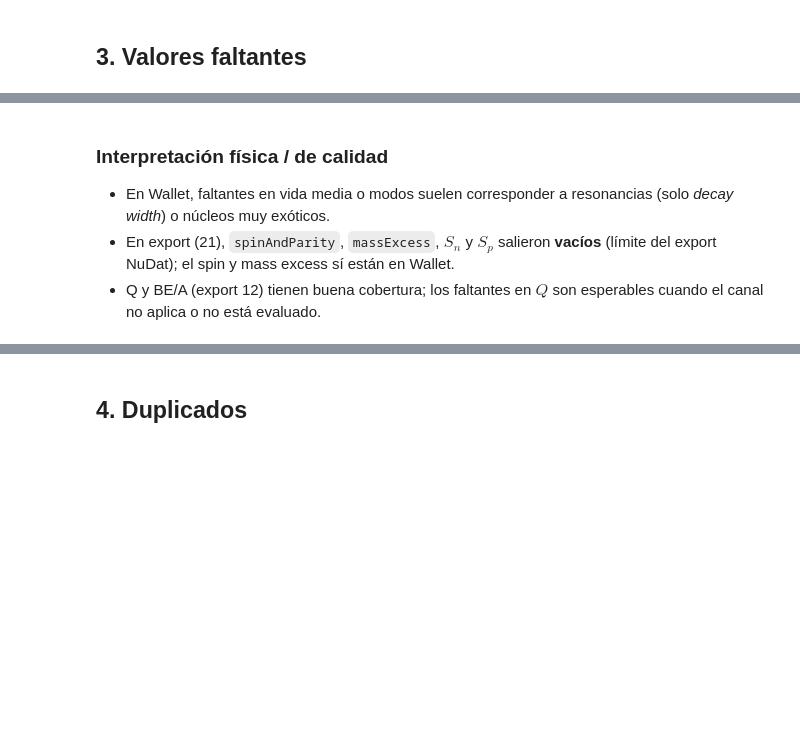
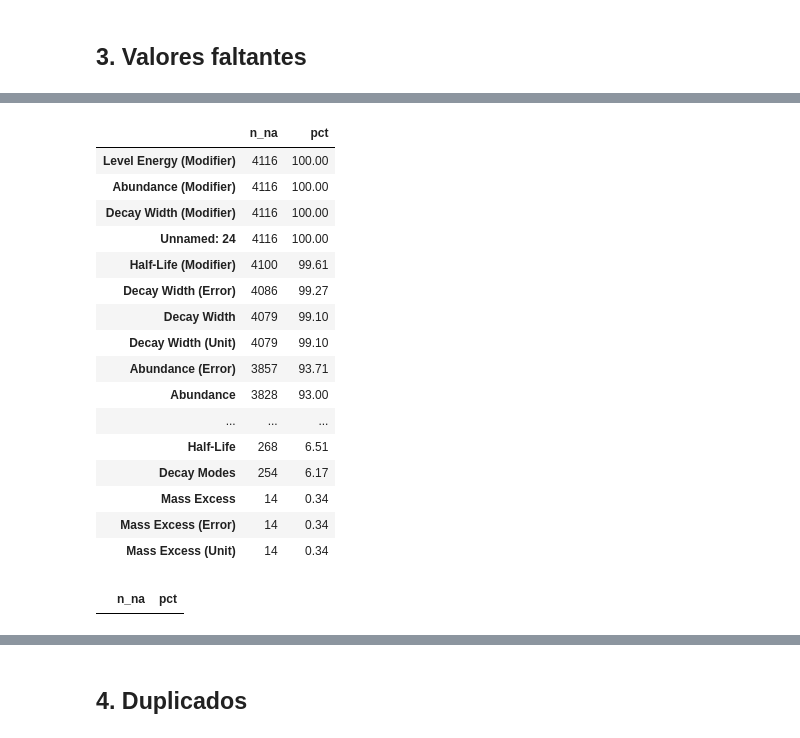
Before and after one commit to isabelnieto900/nudat3-decay-stability, a Jupyter notebook: notebooks/01_eda.ipynb, the cells around one changed output, grey strips where cells are left out. Saved outputs shown, nothing was run; the diff lists cells and outputs as text; code cells hidden in the pictures; blank space fills up the shorter version.

```diff
--- a/notebooks/01_eda.ipynb
+++ b/notebooks/01_eda.ipynb
@@ -77,18 +48,0 @@ summary
-# %%
-def describe_structure(name: str, df: pd.DataFrame) -> None:
-    print("=" * 72)
-    print(name)
-    print("=" * 72)
-    print("Columnas:", list(df.columns))
-    print()
-    print(df.dtypes)
-    print()
-    num = df.select_dtypes(include=[np.number]).columns.tolist()
-    cat = df.select_dtypes(exclude=[np.number]).columns.tolist()
-    print(f"Numéricas ({len(num)}):", num)
-    print(f"No numéricas / categóricas ({len(cat)}):", cat)
-    print()
-    display(df.head(3))
-
-for name, df in datasets.items():
-    describe_structure(name, df)
@@ -180,17 +92,2 @@ No numéricas / categóricas (1): ['name']
 # %% [markdown]
 ## 3. Valores faltantes
-# %%
-def missing_report(df: pd.DataFrame) -> pd.DataFrame:
-    miss = df.isna().sum()
-    empty_str = (df.astype(str).apply(lambda s: s.str.strip() == "")).sum()
-    out = pd.DataFrame({
-        "n_na": miss,
-        "pct_na": (100 * miss / len(df)).round(1),
-        "n_empty_str": empty_str,
-    })
-    return out[(out["n_na"] > 0) | (out["n_empty_str"] > 0)].sort_values("pct_na", ascending=False)
-
-for name, df in datasets.items():
-    print(f"\n### {name}")
-    rep = missing_report(df)
-    display(rep if len(rep) else pd.DataFrame({"msg": ["sin NA / strings vacíos detectados"]}))
@@ -271,6 +94,26 @@ Fracción no nula — export 21:
-# %% [markdown]
-### Interpretación física / de calidad
-
-- En Wallet, faltantes en vida media o modos suelen corresponder a resonancias (solo *decay width*) o núcleos muy exóticos.
-- En export (21), `spinAndParity`, `massExcess`, $S_n$ y $S_p$ salieron **vacíos** (límite del export NuDat); el spin y mass excess sí están en Wallet.
-- Q y BE/A (export 12) tienen buena cobertura; los faltantes en $Q$ son esperables cuando el canal no aplica o no está evaluado.
+# %%
+def missing_report(df):
+    miss = df.isna().sum()
+    return pd.DataFrame({"n_na": miss, "pct": (100 * miss / len(df)).round(2)}).query("n_na > 0").sort_values("n_na", ascending=False)
+
+display(missing_report(wallet))
+display(missing_report(hl))
+# %% [output]
+|  | n_na | pct |
+| Level Energy (Modifier) | 4116 | 100.00 |
+| Abundance (Modifier) | 4116 | 100.00 |
+| Decay Width (Modifier) | 4116 | 100.00 |
+| Unnamed: 24 | 4116 | 100.00 |
+| Half-Life (Modifier) | 4100 | 99.61 |
+| Decay Width (Error) | 4086 | 99.27 |
+| Decay Width | 4079 | 99.10 |
+| Decay Width (Unit) | 4079 | 99.10 |
+| Abundance (Error) | 3857 | 93.71 |
+| Abundance | 3828 | 93.00 |
+| ... | ... | ... |
+| Half-Life | 268 | 6.51 |
+| Decay Modes | 254 | 6.17 |
+| Mass Excess | 14 | 0.34 |
+| Mass Excess (Error) | 14 | 0.34 |
+| Mass Excess (Unit) | 14 | 0.34 |
+|  | n_na | pct |
```
Also changed, not shown: parts of 40 cells of this notebook.
